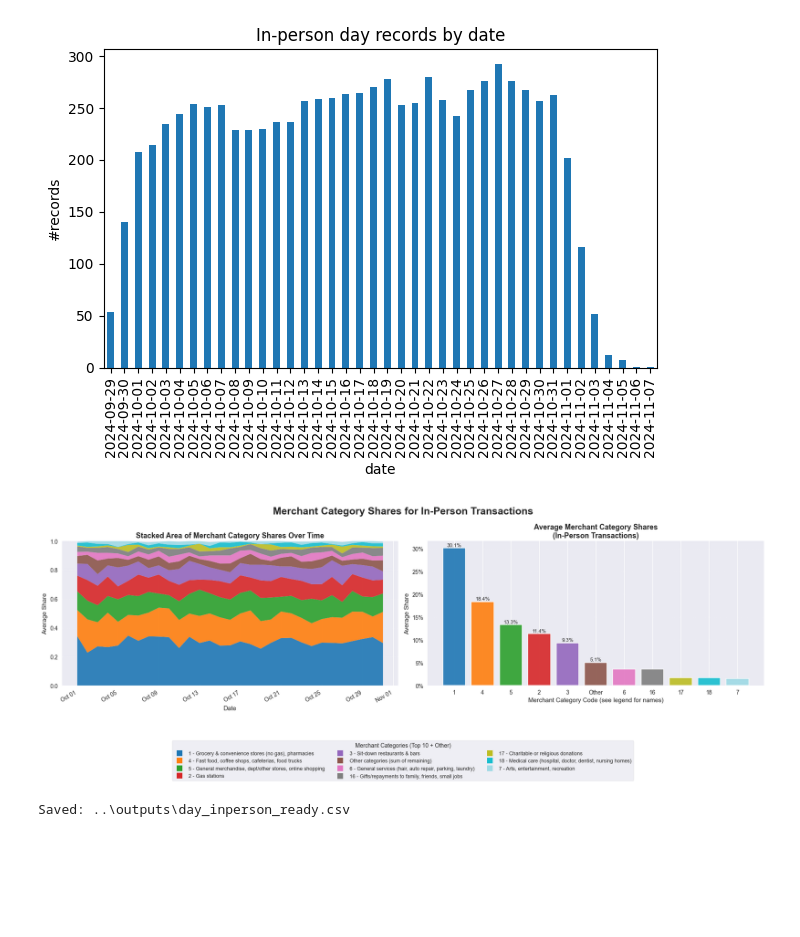
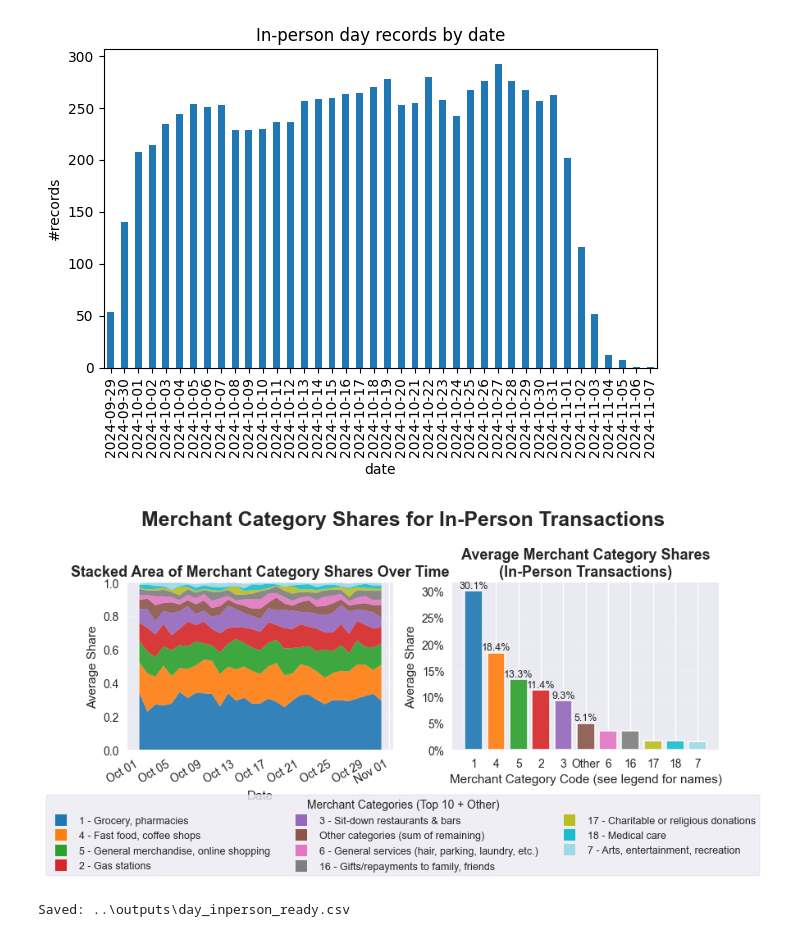
Before and after one commit to JerroldH/dcpc-friction-dml, a Jupyter notebook: notebooks/02_build_inperson_day.ipynb, the cells around one changed output. Cells and saved outputs as stored; diff of their text form; code cells hidden in the pictures; blank space fills up the shorter version.

Commit message:
changed the plot size

```diff
--- a/notebooks/02_build_inperson_day.ipynb
+++ b/notebooks/02_build_inperson_day.ipynb
@@ -397,24 +396,24 @@ daily_avg = (
 
 # ---- 1. Rename columns to full category names ----
 rename_dict = {
-    'mshare_1':  "Grocery & convenience stores (no gas), pharmacies",
+    'mshare_1':  "Grocery, pharmacies",
     'mshare_2':  "Gas stations",
     'mshare_3':  "Sit-down restaurants & bars",
-    'mshare_4':  "Fast food, coffee shops, cafeterias, food trucks",
-    'mshare_5':  "General merchandise, dept/other stores, online shopping",
-    'mshare_6':  "General services (hair, auto repair, parking, laundry)",
+    'mshare_4':  "Fast food, coffee shops",
+    'mshare_5':  "General merchandise, online shopping",
+    'mshare_6':  "General services (hair, parking, laundry, etc.)",
     'mshare_7':  "Arts, entertainment, recreation",
-    'mshare_8':  "Utilities (elec, gas, water, sewer, trash, heating oil)",
+    'mshare_8':  "Utilities (elec, gas, water, etc.)",
     'mshare_9':  "Taxis, airplanes, delivery",
-    'mshare_10': "Telephone, internet, cable/satellite TV, streaming, movies",
-    'mshare_11': "Building contractors, plumbers, electricians, HVAC",
-    'mshare_12': "Professional services (legal, accounting, arch., vets, photo)",
+    'mshare_10': "Telephone, internet, cable/satellite TV",
+    'mshare_11': "Building contractors, plumbers",
+    'mshare_12': "Professional services (legal, accounting, photo)",
     'mshare_13': "Hotels, motels, RV parks, campsites",
-    'mshare_14': "Rent & real estate (apartments, homes, property managers)",
-    'mshare_15': "Financial services (mortgage, cards, banks, insurance, funds, remittances)",
-    'mshare_16': "Gifts/repayments to family, friends, small jobs",
+    'mshare_14': "Rent & real estate (apartments, homes)",
+    'mshare_15': "Financial services (mortgage, banks, insurance)",
+    'mshare_16': "Gifts/repayments to family, friends",
     'mshare_17': "Charitable or religious donations",
-    'mshare_18': "Medical care (hospital, doctor, dentist, nursing homes)",
+    'mshare_18': "Medical care",
     'mshare_19': "Government taxes or fees",
     'mshare_20': "Schools, colleges, childcare centers",
     'mshare_21': "Public transportation & tolls",
@@ -449,7 +448,7 @@ cmap = cm.get_cmap("tab20", len(ordered_cats))
 color_dict = {cat: cmap(i) for i, cat in enumerate(ordered_cats)}
 
 # ---- 5. Graph ----
-fig, (ax1, ax2) = plt.subplots(1, 2, figsize=(18, 6))
+fig, (ax1, ax2) = plt.subplots(1, 2, figsize=(8, 4))
 fig.suptitle("Merchant Category Shares for In-Person Transactions",
              fontsize=18, fontweight="bold")
 
@@ -517,34 +516,34 @@ legend_handles = [
     for c in ordered_cats
 ]
 
 legend_labels = []
 for cat in ordered_cats:
     if cat == "Other categories":
         legend_labels.append("Other categories (sum of remaining)")
     else:
         code = name_to_code.get(cat, None)
         if code is None:
             legend_labels.append(cat)
         else:
             legend_labels.append(f"{code} - {cat}")
 
 fig.legend(
     legend_handles,
     legend_labels,
     loc='lower center',
     ncol=3,
     bbox_to_anchor=(0.5, -0.15),
     fontsize=9,
     frameon=True,
     title="Merchant Categories (Top 10 + Other)",
     title_fontsize=10
 )
 
 plt.tight_layout()
 plt.subplots_adjust(bottom=0.25)
 plt.show()
 # %% [output]
-[figure, old version]
+[figure, new version]
 # %%
 # Keep only the October data
 day_ip = day_ip[day_ip["_date"].dt.month == 10].copy()
```
Also changed, not shown: parts of 2 cells of this notebook, 2 other files.
